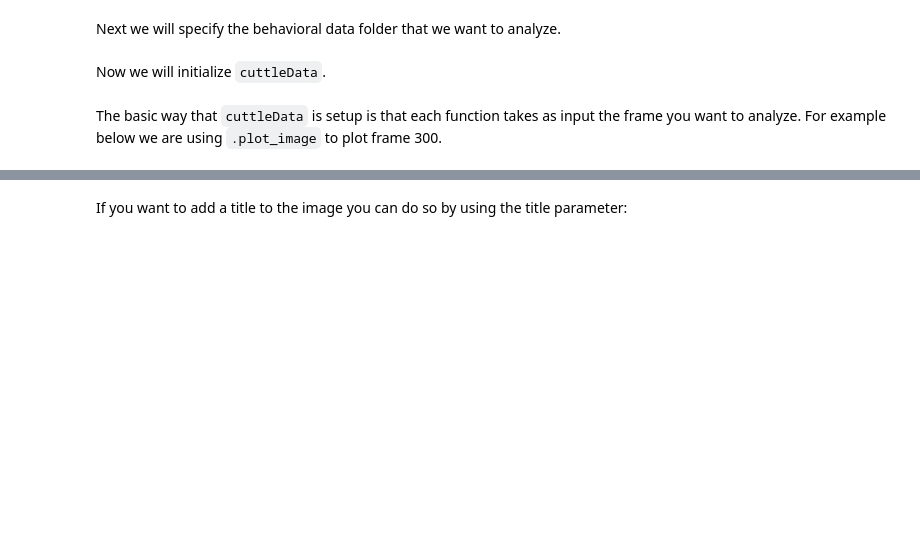
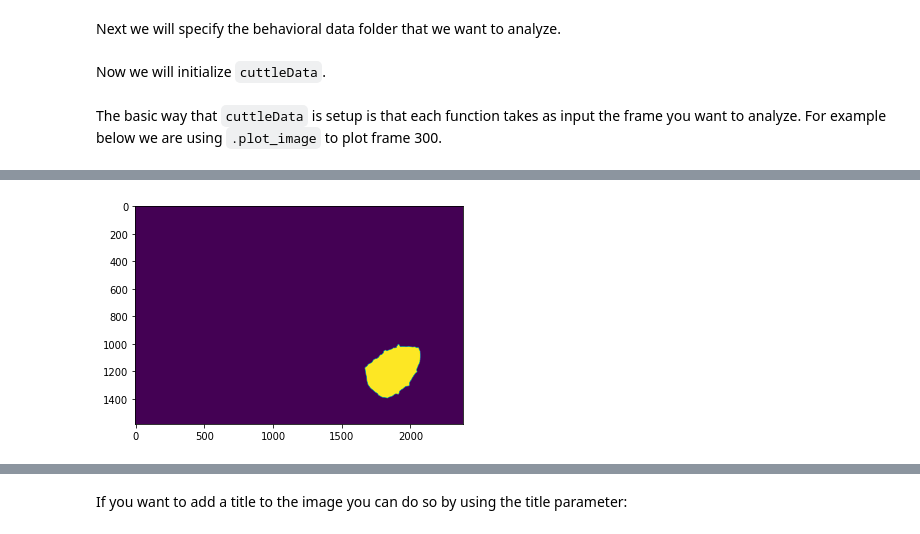
Before and after one commit to ershook/cuttledata, a Jupyter notebook: docs/source/tutorial.ipynb, the cells around one changed output, grey strips where cells are left out. Drawn from its saved outputs; the diff is of its cells as text; code cells hidden in the pictures; blank space fills up the shorter version.

```diff
--- a/docs/source/tutorial.ipynb
+++ b/docs/source/tutorial.ipynb
@@ -28,0 +32,4 @@ img = c.plot_image(300)
+# %%
+mantle_mask = c.get_mantle_mask(300, show_image = True)
+# %% [output]
+[figure, added]
```
Also changed, not shown: parts of 62 cells of this notebook, 2 other files.
